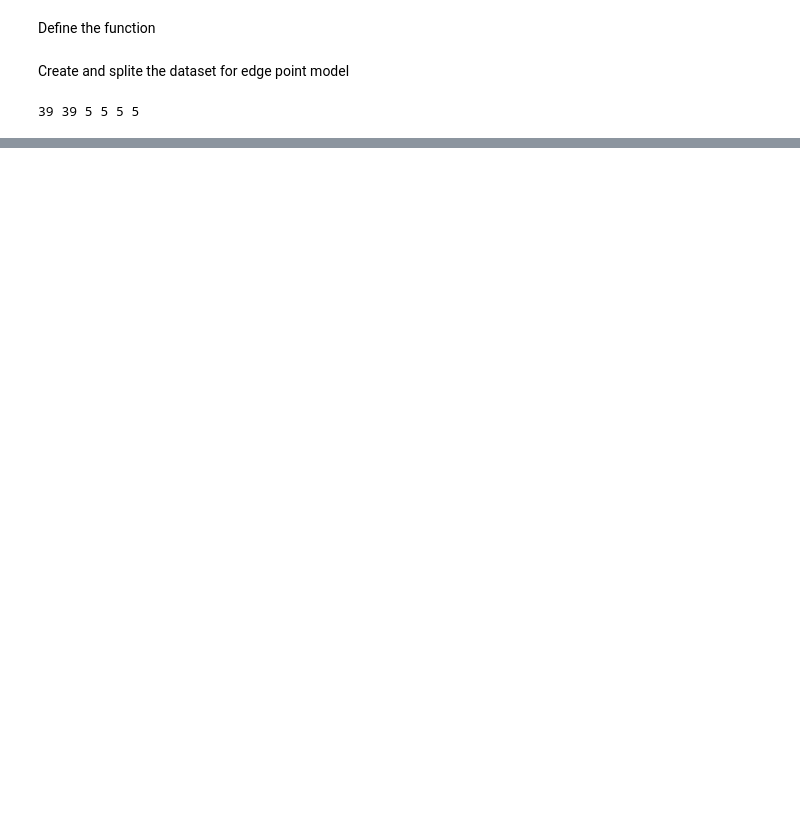
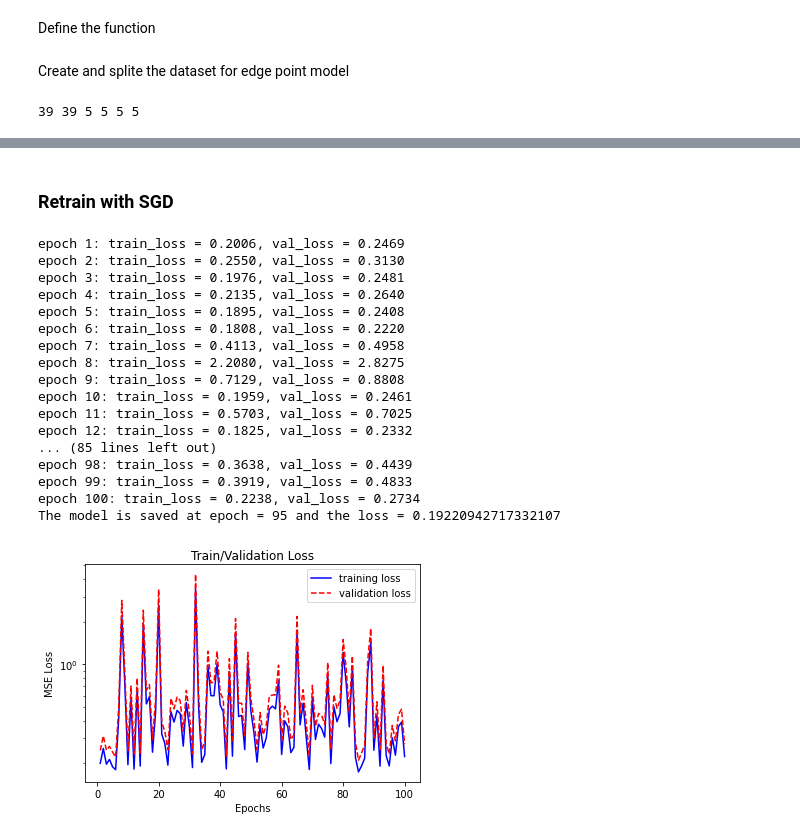
Before and after one commit to ShaoKAi100812/Pendant_Drop_Tensiometry_Prediction, a Jupyter notebook: main_augmentation.ipynb, the cells around one changed output, grey strips where cells are left out. Drawn from its saved outputs; the diff is of its cells as text; code cells hidden in the pictures; blank space fills up the shorter version.

```diff
--- a/main_augmentation.ipynb
+++ b/main_augmentation.ipynb
@@ -255,0 +456,32 @@ print(len(train_x_pic_augmentation), len(train_y_pic_augmentation), len(val_x_pi
+# %% [markdown]
+### Retrain with SGD
+# %%
+PATH_CAL = os.path.join(os.getcwd(), "model_cal_augmentation.pt")
+
+model_physics_trained = torch.load(PATH_CAL)
+
+learning_rate = 1e-4
+
+optimizer = optim.SGD(model_physics_trained.parameters(), lr=learning_rate)
+epoch = 100
+
+train_physics(model_physics_trained, optimizer, epoch)
+# %% [output]
+epoch 1: train_loss = 0.2006, val_loss = 0.2469
+epoch 2: train_loss = 0.2550, val_loss = 0.3130
+epoch 3: train_loss = 0.1976, val_loss = 0.2481
+epoch 4: train_loss = 0.2135, val_loss = 0.2640
+epoch 5: train_loss = 0.1895, val_loss = 0.2408
+epoch 6: train_loss = 0.1808, val_loss = 0.2220
+epoch 7: train_loss = 0.4113, val_loss = 0.4958
+epoch 8: train_loss = 2.2080, val_loss = 2.8275
+epoch 9: train_loss = 0.7129, val_loss = 0.8808
+epoch 10: train_loss = 0.1959, val_loss = 0.2461
+epoch 11: train_loss = 0.5703, val_loss = 0.7025
+epoch 12: train_loss = 0.1825, val_loss = 0.2332
+... (85 lines left out)
+epoch 98: train_loss = 0.3638, val_loss = 0.4439
+epoch 99: train_loss = 0.3919, val_loss = 0.4833
+epoch 100: train_loss = 0.2238, val_loss = 0.2734
+The model is saved at epoch = 95 and the loss = 0.19220942717332107
+[figure, added]
```
Also changed, not shown: parts of 12 cells of this notebook.
